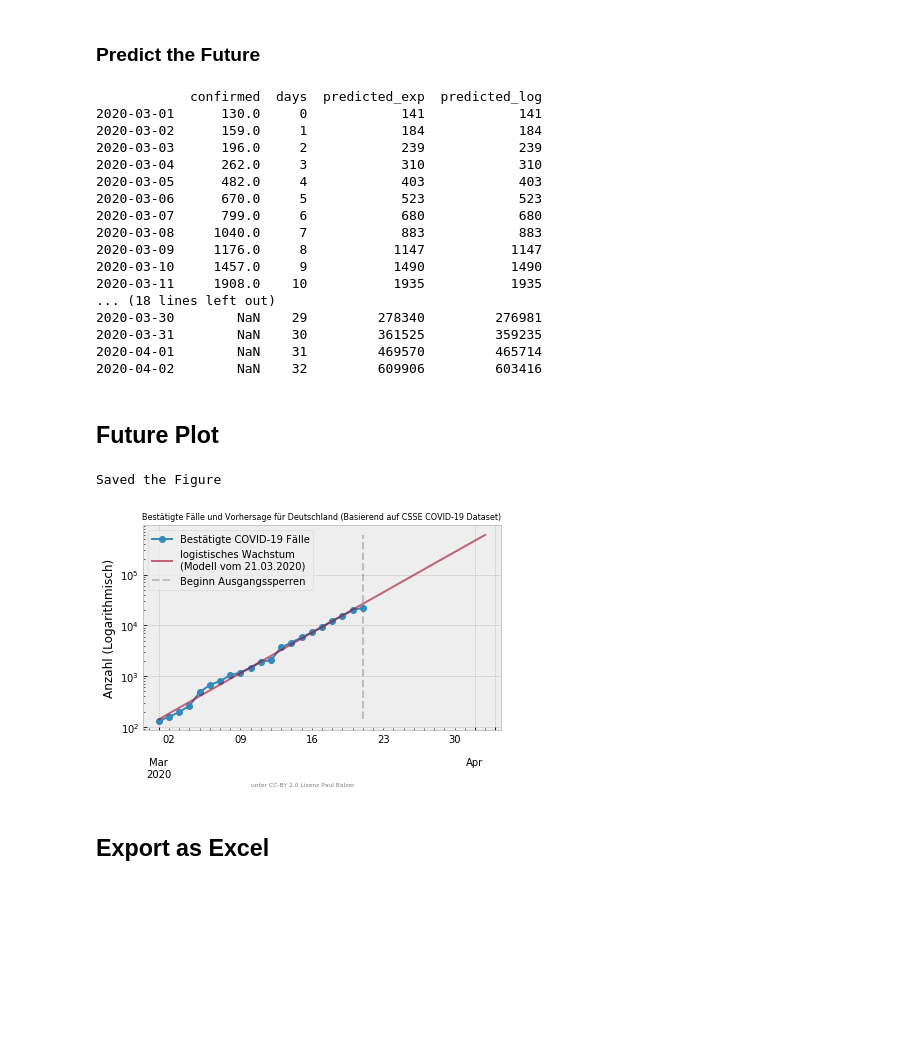
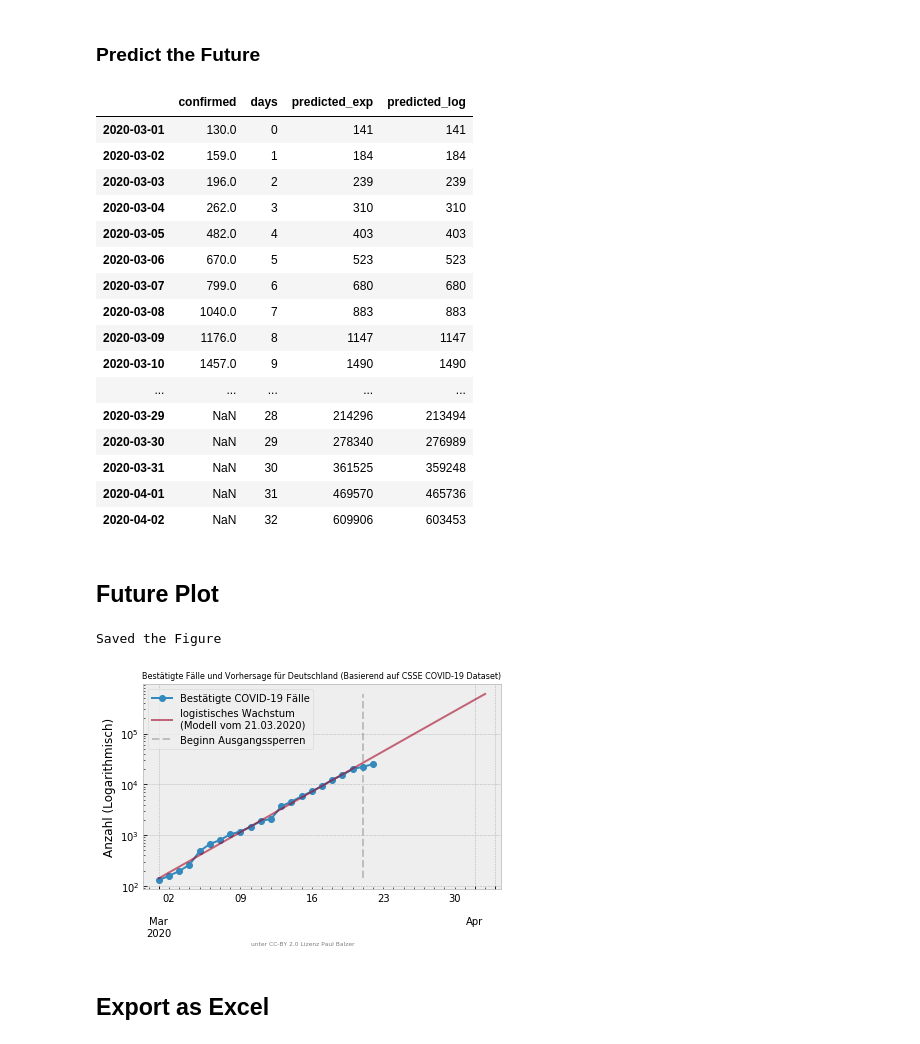
Before and after one commit to balzer82/covid-germany-predictor, a Jupyter notebook: predict.ipynb, the cells around one changed output. Cells and saved outputs as stored; diff of their text form; code cells hidden in the pictures; blank space fills up the shorter version.

```diff
--- a/predict.ipynb
+++ b/predict.ipynb
@@ -143,7 +143,7 @@ mit:
 Hier können wir die gefundenen Modellparameter aus dem exponentiellen Wachstum nutzen.
 # %%
 infektionsrate = 0.7
-gesamtanzahl = 81000000
+gesamtanzahl = 81465126
 # %%
 def logistic_function(s, r=B, K=infektionsrate*gesamtanzahl, P0=A):
     t=s.days
@@ -174,5 +177,5 @@ Saved the Model to 2020-03-21-Germany-Covid19-Prediction-Model.pkl
 # %%
-fd = 13 # days into the future
+fd = 12 # days into the future
 # %%
 # Create DataFrame in the Future
 dates = pd.date_range(confirmed.index[-1], periods=fd, closed='right')
@@ -190,26 +193,26 @@ logy_pred = clf.predict(X_future)
 future['predicted_exp'] = np.exp(logy_pred).astype('int')
 # %%
 future['predicted_log'] = future.apply(logistic_function, axis=1)
-# %%
-print(future)
-# %% [output]
-            confirmed  days  predicted_exp  predicted_log
-2020-03-01      130.0     0            141            141
-2020-03-02      159.0     1            184            184
-2020-03-03      196.0     2            239            239
-2020-03-04      262.0     3            310            310
-2020-03-05      482.0     4            403            403
-2020-03-06      670.0     5            523            523
-2020-03-07      799.0     6            680            680
-2020-03-08     1040.0     7            883            883
-2020-03-09     1176.0     8           1147           1147
-2020-03-10     1457.0     9           1490           1490
-2020-03-11     1908.0    10           1935           1935
-... (18 lines left out)
-2020-03-30        NaN    29         278340         276981
-2020-03-31        NaN    30         361525         359235
-2020-04-01        NaN    31         469570         465714
-2020-04-02        NaN    32         609906         603416
+# %%
+future
+# %% [output]
+|  | confirmed | days | predicted_exp | predicted_log |
+| 2020-03-01 | 130.0 | 0 | 141 | 141 |
+| 2020-03-02 | 159.0 | 1 | 184 | 184 |
+| 2020-03-03 | 196.0 | 2 | 239 | 239 |
+| 2020-03-04 | 262.0 | 3 | 310 | 310 |
+| 2020-03-05 | 482.0 | 4 | 403 | 403 |
+| 2020-03-06 | 670.0 | 5 | 523 | 523 |
+| 2020-03-07 | 799.0 | 6 | 680 | 680 |
+| 2020-03-08 | 1040.0 | 7 | 883 | 883 |
+| 2020-03-09 | 1176.0 | 8 | 1147 | 1147 |
+| 2020-03-10 | 1457.0 | 9 | 1490 | 1490 |
+| ... | ... | ... | ... | ... |
+| 2020-03-29 | NaN | 28 | 214296 | 213494 |
+| 2020-03-30 | NaN | 29 | 278340 | 276989 |
+| 2020-03-31 | NaN | 30 | 361525 | 359248 |
+| 2020-04-01 | NaN | 31 | 469570 | 465736 |
+| 2020-04-02 | NaN | 32 | 609906 | 603453 |
 # %% [markdown]
 ## Future Plot
 # %%
@@ -235,7 +238,7 @@ plt.savefig('./%s-Germany-Covid19-Prediction.png' % today.strftime('%Y-%m-%d'),
 print('Saved the Figure')
 # %% [output]
 Saved the Figure
-[figure, old version]
+[figure, new version]
 # %% [markdown]
 ## Export as Excel
 # %%
```
Also changed, not shown: parts of 6 cells of this notebook, 10 other files.
